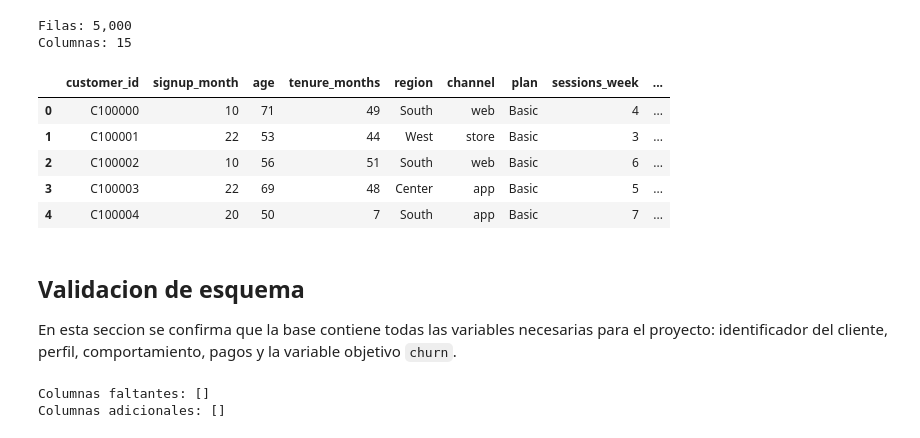
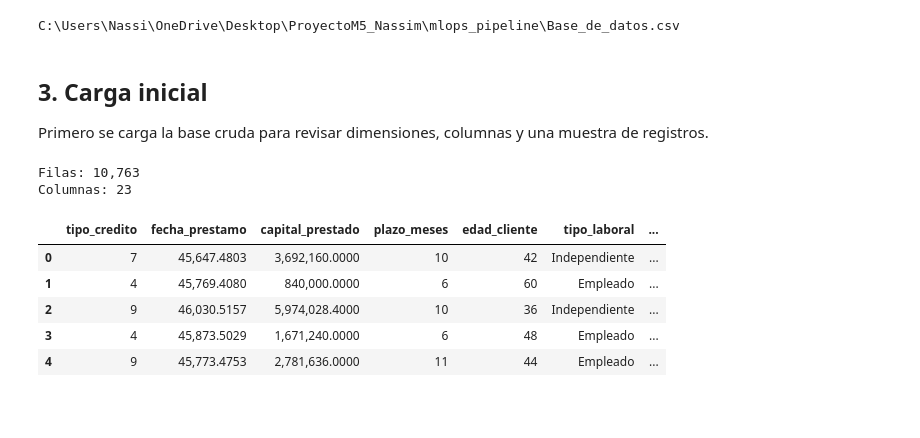
Before and after one commit to Nass10000/F_nubes_ciencia_de_datos_en_produccion, a Jupyter notebook: mlops_pipeline/src/Cargar_datos.ipynb, the cells around one changed output. Drawn from its saved outputs; the diff is of its cells as text; code cells hidden in the pictures; blank space fills up the shorter version.

Commit message:
fix: align PI deliverables with credit risk case

```diff
--- a/mlops_pipeline/src/Cargar_datos.ipynb
+++ b/mlops_pipeline/src/Cargar_datos.ipynb
@@ -20,0 +11,27 @@ WindowsPath('C:/Users/Nassi/OneDrive/Desktop/ProyectoM5_Nassim/mlops_pipeline/Ba
+# %%
+from pathlib import Path
+import sys
+
+import matplotlib.pyplot as plt
+import pandas as pd
+import seaborn as sns
+
+PROJECT_DIR = Path.cwd().parent if Path.cwd().name == "src" else Path.cwd()
+if (PROJECT_DIR / "mlops_pipeline").exists():
+    PROJECT_DIR = PROJECT_DIR / "mlops_pipeline"
+SRC_DIR = PROJECT_DIR / "src"
+sys.path.insert(0, str(SRC_DIR))
+
+from ft_engineering import (
+    DATE_COLUMN,
+    REQUIRED_COLUMNS,
+    TARGET,
+    add_features,
+    clean_data,
+    load_data,
+)
+
+DATA_PATH = PROJECT_DIR / "Base_de_datos.csv"
+pd.set_option("display.max_columns", 80)
+pd.set_option("display.float_format", lambda value: f"{value:,.4f}")
+sns.set_theme(style="whitegrid")
@@ -21,33 +42,23 @@ WindowsPath('C:/Users/Nassi/OneDrive/Desktop/ProyectoM5_Nassim/mlops_pipeline/Ba
+# %%
+print(DATA_PATH)
+assert DATA_PATH.exists(), f"No existe el archivo: {DATA_PATH}"
+# %% [output]
+C:\Users\Nassi\OneDrive\Desktop\ProyectoM5_Nassim\mlops_pipeline\Base_de_datos.csv
+# %% [markdown]
+## 3. Carga inicial
+
+Primero se carga la base cruda para revisar dimensiones, columnas y una muestra de registros.
 # %%
-df = pd.read_csv(DATA_PATH)
-print(f"Filas: {df.shape[0]:,}")
-print(f"Columnas: {df.shape[1]:,}")
-df.head()
+raw_df = load_data(DATA_PATH)
+print(f"Filas: {raw_df.shape[0]:,}")
+print(f"Columnas: {raw_df.shape[1]:,}")
+raw_df.head()
 # %% [output]
-Filas: 5,000
-Columnas: 15
+Filas: 10,763
+Columnas: 23
-|  | customer_id | signup_month | age | tenure_months | region | channel | plan | sessions_week | ... |
-| 0 | C100000 | 10 | 71 | 49 | South | web | Basic | 4 | ... |
-| 1 | C100001 | 22 | 53 | 44 | West | store | Basic | 3 | ... |
-| 2 | C100002 | 10 | 56 | 51 | South | web | Basic | 6 | ... |
-| 3 | C100003 | 22 | 69 | 48 | Center | app | Basic | 5 | ... |
-| 4 | C100004 | 20 | 50 | 7 | South | app | Basic | 7 | ... |
+|  | tipo_credito | fecha_prestamo | capital_prestado | plazo_meses | edad_cliente | tipo_laboral | ... |
+| 0 | 7 | 45,647.4803 | 3,692,160.0000 | 10 | 42 | Independiente | ... |
+| 1 | 4 | 45,769.4080 | 840,000.0000 | 6 | 60 | Empleado | ... |
+| 2 | 9 | 46,030.5157 | 5,974,028.4000 | 10 | 36 | Independiente | ... |
+| 3 | 4 | 45,873.5029 | 1,671,240.0000 | 6 | 48 | Empleado | ... |
+| 4 | 9 | 45,773.4753 | 2,781,636.0000 | 11 | 44 | Empleado | ... |
-# %% [markdown]
-## Validacion de esquema
-
-En esta seccion se confirma que la base contiene todas las variables necesarias para el proyecto: identificador del cliente, perfil, comportamiento, pagos y la variable objetivo `churn`.
-# %%
-expected_columns = [
-    "customer_id", "signup_month", "age", "tenure_months", "region", "channel",
-    "plan", "sessions_week", "avg_session_min", "notif_click_rate",
-    "support_tickets_3m", "discount_pct_3m", "late_payments_6m",
-    "auto_renew", "churn"
-]
-missing = sorted(set(expected_columns) - set(df.columns))
-extra = sorted(set(df.columns) - set(expected_columns))
-print("Columnas faltantes:", missing)
-print("Columnas adicionales:", extra)
-assert not missing, "La base no cumple el esquema m?nimo requerido"
-# %% [output]
-Columnas faltantes: []
-Columnas adicionales: []
```
Also changed, not shown: parts of 26 cells of this notebook, 25 other files.
